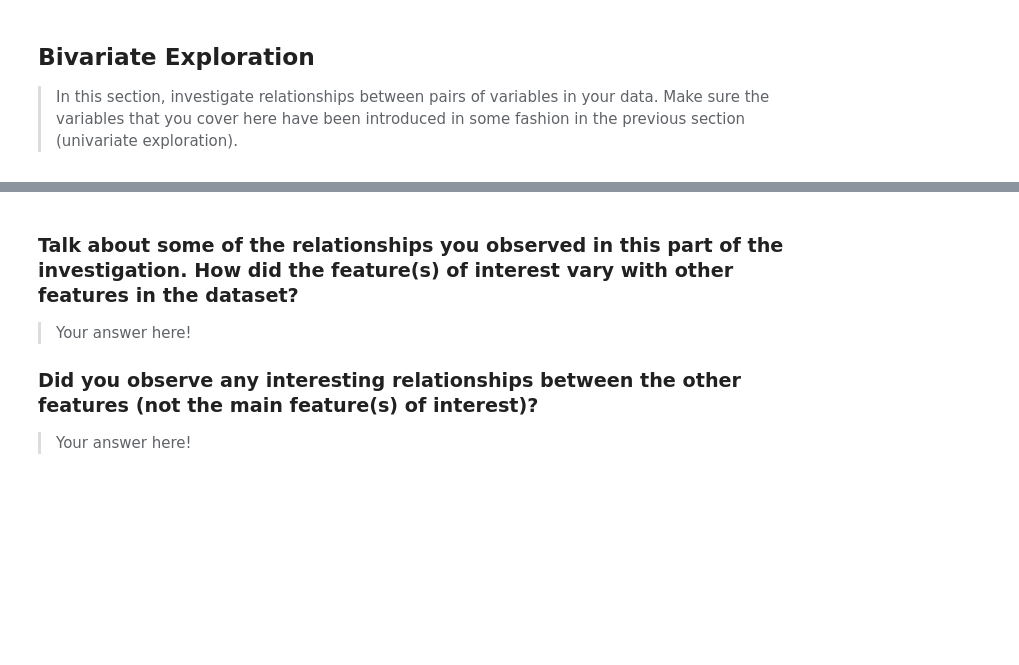
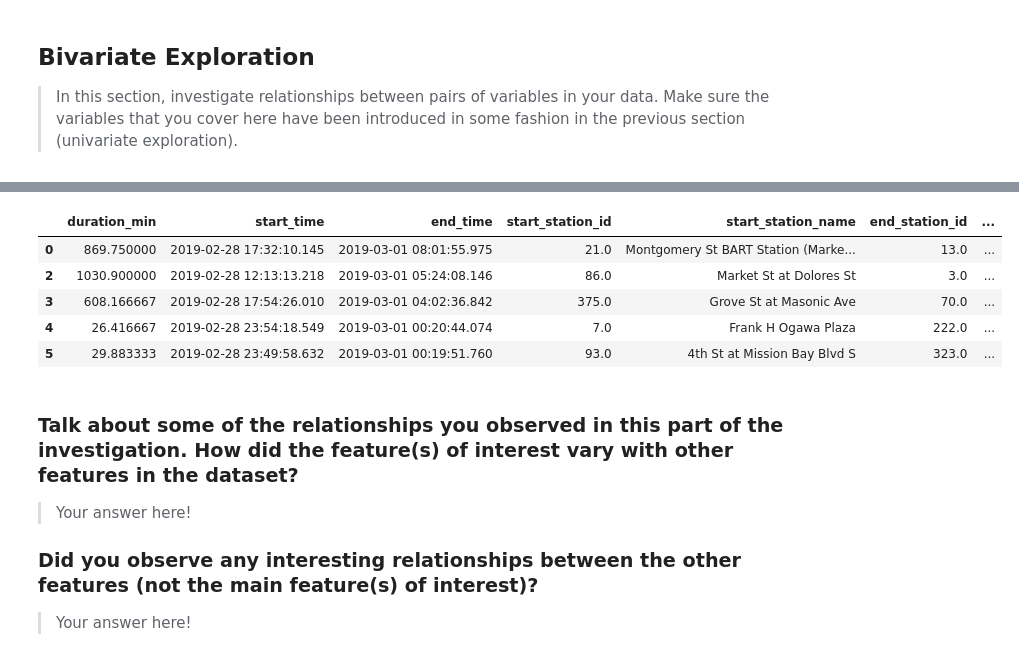
Before and after one commit to Theabdelkader/Communicate-Data-Findings-Ford-GoBike-System, a Jupyter notebook: exploration_template.ipynb, the cells around one changed output, grey strips where cells are left out. Saved outputs shown, nothing was run; the diff lists cells and outputs as text; code cells hidden in the pictures; blank space fills up the shorter version.

```diff
--- a/exploration_template.ipynb
+++ b/exploration_template.ipynb
@@ -510,3 +530,12 @@ fashion in the previous section (univariate exploration).
+# %%
+df.head()
+# %% [output]
+|  | duration_min | start_time | end_time | start_station_id | start_station_name | end_station_id | ... |
+| 0 | 869.750000 | 2019-02-28 17:32:10.145 | 2019-03-01 08:01:55.975 | 21.0 | Montgomery St BART Station (Marke... | 13.0 | ... |
+| 2 | 1030.900000 | 2019-02-28 12:13:13.218 | 2019-03-01 05:24:08.146 | 86.0 | Market St at Dolores St | 3.0 | ... |
+| 3 | 608.166667 | 2019-02-28 17:54:26.010 | 2019-03-01 04:02:36.842 | 375.0 | Grove St at Masonic Ave | 70.0 | ... |
+| 4 | 26.416667 | 2019-02-28 23:54:18.549 | 2019-03-01 00:20:44.074 | 7.0 | Frank H Ogawa Plaza | 222.0 | ... |
+| 5 | 29.883333 | 2019-02-28 23:49:58.632 | 2019-03-01 00:19:51.760 | 93.0 | 4th St at Mission Bay Blvd S | 323.0 | ... |
 # %% [markdown]
 ### Talk about some of the relationships you observed in this part of the investigation. How did the feature(s) of interest vary with other features in the dataset?
 
```
Also changed, not shown: parts of 5 cells of this notebook.
